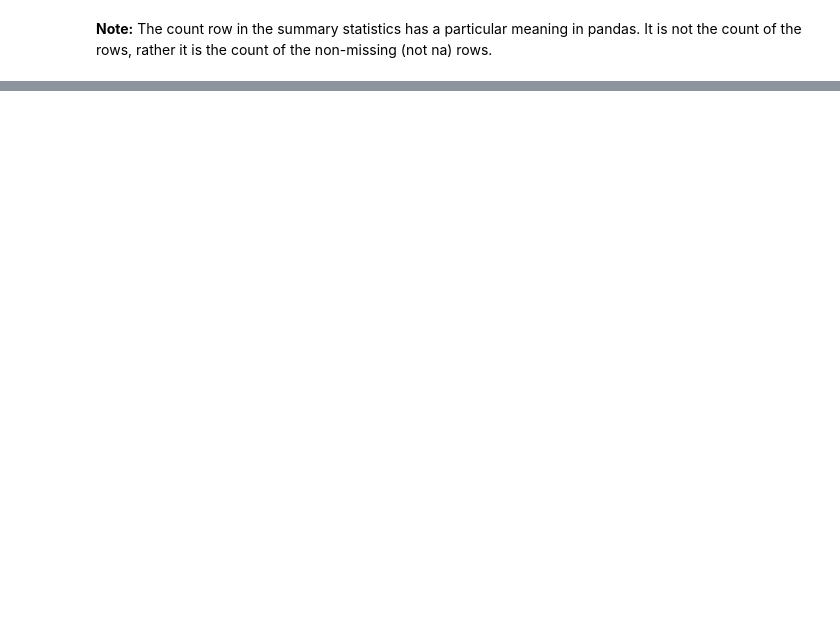
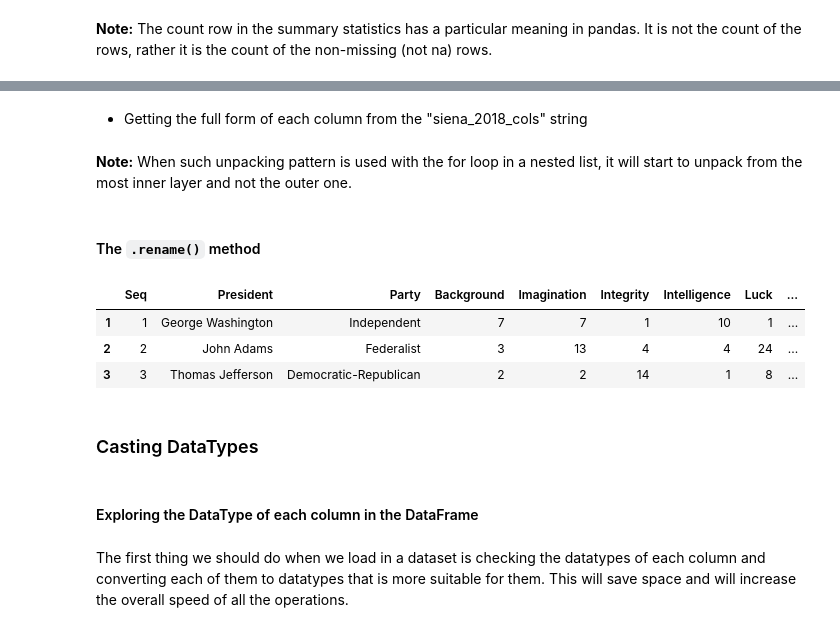
Before and after one commit to AindreaAjax/ML_Introduction, a Jupyter notebook: Pandas/04_DataFrames.ipynb, the cells around one changed output, grey strips where cells are left out. Saved outputs shown, nothing was run; the diff lists cells and outputs as text; code cells hidden in the pictures; blank space fills up the shorter version.

```diff
--- a/Pandas/04_DataFrames.ipynb
+++ b/Pandas/04_DataFrames.ipynb
@@ -87,3 +44,27 @@ Length: 24, dtype: object
+# %%
+siena_2018_cols = """
+• Bg = Background
+• Im = Imagination
+• Int = Integrity
+• IQ = Intelligence
+• L = Luck
+• WR = Willing to take risks
+• AC = Ability to compromise
+• EAb = Executive ability
+• LA = Leadership ability
+• CAb = Communication ability
+• OA = Overall ability
+• PL = Party leadership
+• RC = Relations with Congress
+• CAp = Court appointments
+• HE = Handling of economy
+• EAp = Executive appointments
+• DA = Domestic accomplishments
+• FPA = Foreign policy accomplishments
+• AM = Avoid crucial mistakes
+• EV = Experts’ view
+• O = Overall
+"""
 # %% [markdown]
 ---------------
 ## Mathematical operations on DataFrames
@@ -242,0 +231,38 @@ scores.describe()
+# %% [markdown]
+- Getting the full form of each column from the "siena_2018_cols" string
+# %%
+# we want to write a code to generate a python dictionary from the above multiline string named "siena_2018_cols", which is
+# formatted as short form = long form. This dictionary will be used to rename the columns of the dataframe "siena_2018"
+
+# first we create a list of the form, [[short, full], .....]
+cols_list = [
+    col.strip().split("=") for col in siena_2018_cols.strip().split(sep="•")[1:]
+]
+
+# we will replace the spaces in the full form with underscores (_)
+siena_2018_cols_dict = {
+    col_prev.strip(): col_full.strip().replace(" ", "_")
+    for col_prev, col_full in cols_list
+}
+# %% [markdown]
+**Note:** When such unpacking pattern is used with the for loop in a nested list, it will start to unpack from the most inner layer and not the outer one.
+# %% [markdown]
+#### The `.rename()` method
+# %%
+# inplace = True is frowned upon
+siena_2018 = siena_2018.rename(columns={"Seq.": "Seq"}).rename(
+    columns=siena_2018_cols_dict
+)
+# %%
+siena_2018.head(3)
+# %% [output]
+|  | Seq | President | Party | Background | Imagination | Integrity | Intelligence | Luck | ... |
+| 1 | 1 | George Washington | Independent | 7 | 7 | 1 | 10 | 1 | ... |
+| 2 | 2 | John Adams | Federalist | 3 | 13 | 4 | 4 | 24 | ... |
+| 3 | 3 | Thomas Jefferson | Democratic-Republican | 2 | 2 | 14 | 1 | 8 | ... |
+# %% [markdown]
+### Casting DataTypes
+# %% [markdown]
+#### Exploring the DataType of each column in the DataFrame
+# %% [markdown]
+The first thing we should do when we load in a dataset is checking the datatypes of each column and converting each of them to datatypes that is more suitable for them. This will save space and will increase the overall speed of all the operations.
```
Also changed, not shown: parts of 29 cells of this notebook, 17 other files.
